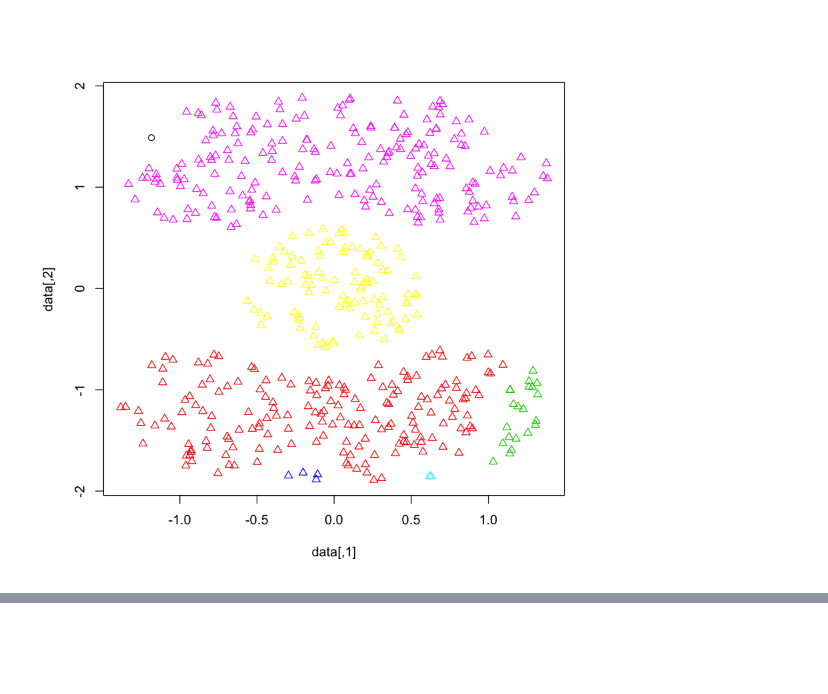
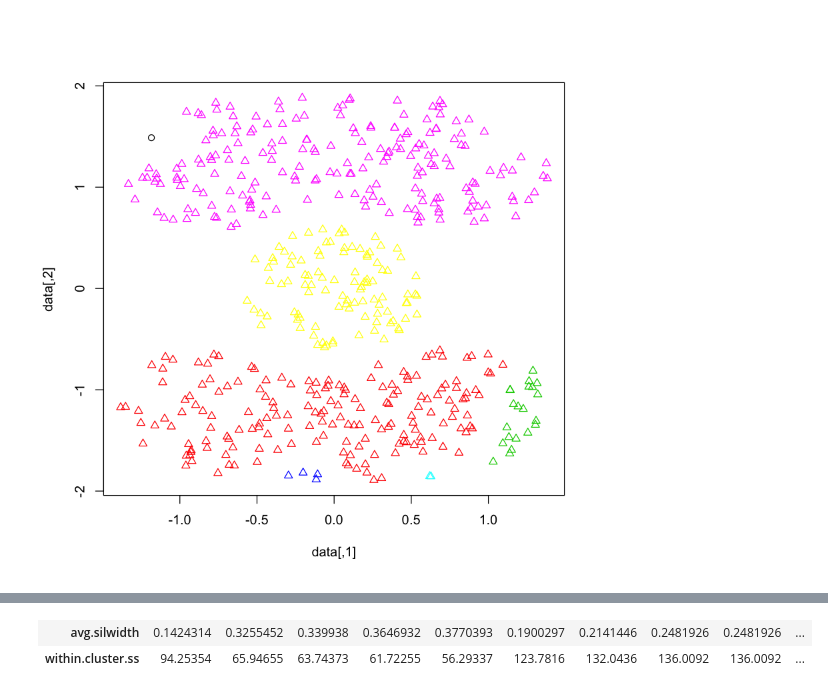
Before and after one commit to YuHsuanLin/riii, a Jupyter notebook: cb102/cb102_20180824.ipynb, the cells around one changed output, grey strips where cells are left out. Saved outputs shown, nothing was run; the diff lists cells and outputs as text; code cells hidden in the pictures; blank space fills up the shorter version.

```diff
--- a/cb102/cb102_20180824.ipynb
+++ b/cb102/cb102_20180824.ipynb
@@ -389,3 +389,6 @@ ds = dbscan(dist(data$x),method='dist',eps = 0.2, MinPts=2)
 plot(ds,data$x)
 # %% [output]
 [figure]
+# %%
+dbs_model = dbscan(dist(customer_s),method='dist',eps = 0.9, MinPts=2)
+dbs_model
@@ -391,0 +417,6 @@ plot(ds,data$x)
+# %%
+sapply(seq(0.5,1.5,by=0.1),function(eps){
+    dbs_model = dbscan(dist(customer_s),method='dist',eps = eps, MinPts=2)
+    cluster.stats(dist(customer_s),dbs_model$cluster)[c('avg.silwidth','within.cluster.ss')]
+})
+# %% [output]
@@ -391,0 +430,2 @@ plot(ds,data$x)
+| avg.silwidth | 0.1424314 | 0.3255452 | 0.339938 | 0.3646932 | 0.3770393 | 0.1900297 | 0.2141446 | 0.2481926 | 0.2481926 | ... |
+| within.cluster.ss | 94.25354 | 65.94655 | 63.74373 | 61.72255 | 56.29337 | 123.7816 | 132.0436 | 136.0092 | 136.0092 | ... |
```
Also changed, not shown: parts of 5 cells of this notebook, 1 other file.
